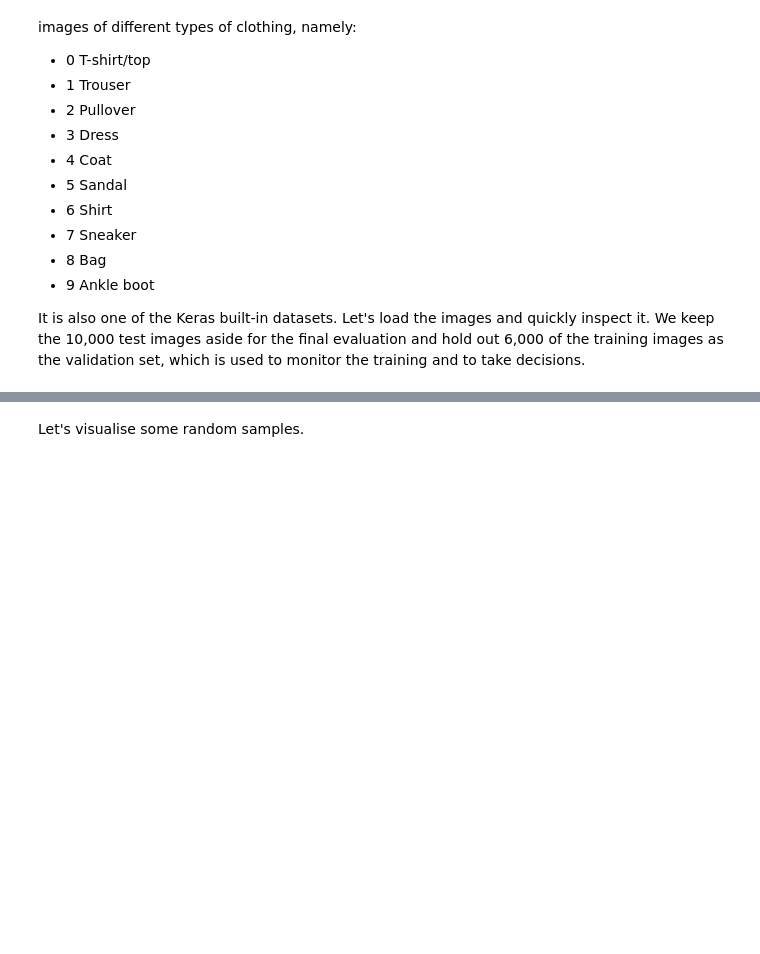
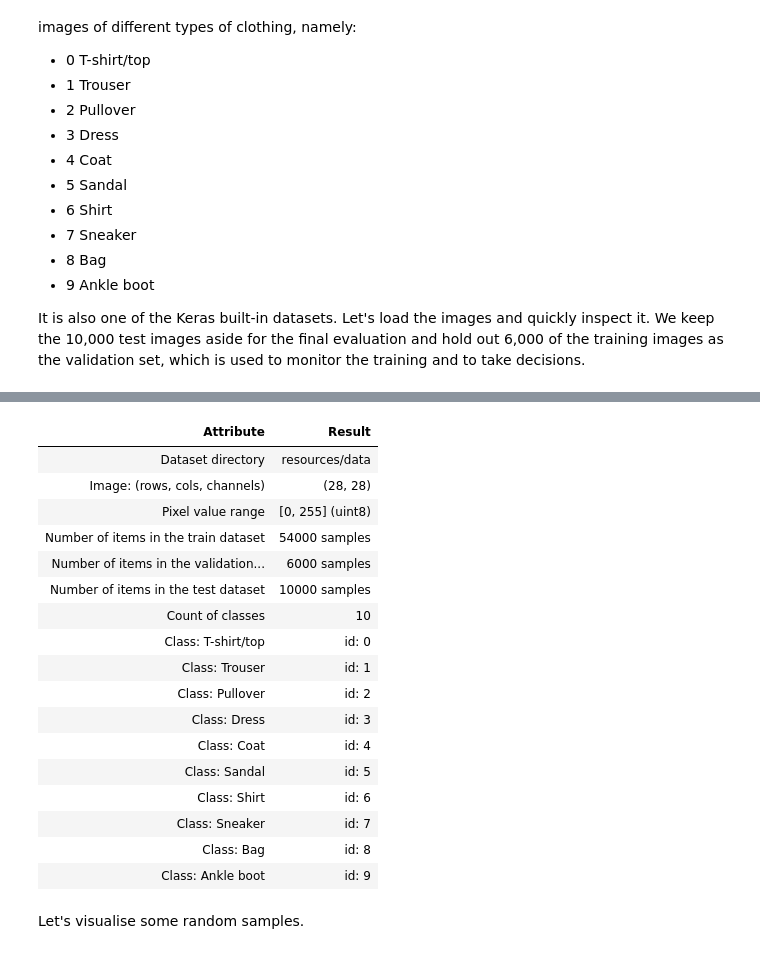
Before and after one commit to BogdanPinchuk/ComputerVision-PBY_HW15, a Jupyter notebook: Bohdan_Pinchuk_CV_HW15.ipynb, the cells around one changed output, grey strips where cells are left out. Saved outputs shown, nothing was run; the diff lists cells and outputs as text; code cells hidden in the pictures; blank space fills up the shorter version.

```diff
--- a/Bohdan_Pinchuk_CV_HW15.ipynb
+++ b/Bohdan_Pinchuk_CV_HW15.ipynb
@@ -174,0 +128,66 @@ print('Sample dims:    ', x_train.shape)
+# %%
+# Downloading data
+
+import os
+
+# has to be set before keras is imported
+os.environ['KERAS_BACKEND'] = 'torch'
+os.environ['KERAS_HOME'] = os.path.abspath('resources/data')
+import keras
+import numpy as np
+from pathlib import Path
+import apps.reporter as rpt
+from sklearn.model_selection import train_test_split
+
+# Input data
+n_images_per_class = 3
+rng_seed = 42
+folder_name = "resources/data"
+
+# Solution
+folder_path = Path(folder_name)
+folder_path.mkdir(parents=True, exist_ok=True)
+
+# Set the seed for reproducibility (python, numpy and the backend)
+keras.utils.set_random_seed(rng_seed)
+np.random.seed(rng_seed)
+
+# Load the dataset
+(x_train, y_train), (x_test, y_test) = keras.datasets.fashion_mnist.load_data()
+# The labels come as (N, 1) arrays, flatten them to (N,)
+y_train, y_test = y_train.flatten(), y_test.flatten()
+# Hold out a (class-balanced) validation set
+x_train, x_val, y_train, y_val = train_test_split(x_train, y_train, test_size=6000, stratify=y_train, random_state=rng_seed)
+
+# analysis image
+example_img = x_train[0]
+
+# Mapping from class ID to class name
+classes = {0: 'T-shirt/top', 1: 'Trouser', 2: 'Pullover', 3: 'Dress', 4: 'Coat', 5: 'Sandal', 6: 'Shirt', 7: 'Sneaker',
+           8: 'Bag', 9: 'Ankle boot'}
+
+preview_samples = []
+# preparing set of images for showing
+for class_id in range(len(classes)):
+    # filter indexes of the necessary class
+    class_indices = np.where(y_train == class_id)[0]
+    # get 3 random images
+    random_indices = np.random.choice(class_indices, size=n_images_per_class, replace=False)
+    # add images to list
+    for idx in random_indices:
+        preview_samples.append((classes[class_id], x_train[idx]))
+
+rp = rpt.Reporter()
+rp.add_item("Dataset directory", folder_name)
+rp.add_item("Image: (rows, cols, channels)", str(example_img.shape))
+rp.add_item("Pixel value range", f"[{x_train.min()}, {x_train.max()}] ({x_train.dtype})")
+rp.add_item("Number of items in the train dataset", f"{len(y_train)} samples")
+rp.add_item("Number of items in the validation dataset", f"{len(y_val)} samples")
+rp.add_item("Number of items in the test dataset", f"{len(y_test)} samples")
+rp.add_item("Count of classes", str(len(classes)))
+for key, value in classes.items():
+    rp.add_item(f"Class: {value}", f"id: {key}")
+
+# Print results
+rp.print_pd_report("Report of Fashion MNIST Dataset Inspection")
+# %% [output]
@@ -175,2 +195,20 @@ print('Sample dims:    ', x_train.shape)
+| Attribute | Result |
+| Dataset directory | resources/data |
+| Image: (rows, cols, channels) | (28, 28) |
+| Pixel value range | [0, 255] (uint8) |
+| Number of items in the train dataset | 54000 samples |
+| Number of items in the validation... | 6000 samples |
+| Number of items in the test dataset | 10000 samples |
+| Count of classes | 10 |
+| Class: T-shirt/top | id: 0 |
+| Class: Trouser | id: 1 |
+| Class: Pullover | id: 2 |
+| Class: Dress | id: 3 |
+| Class: Coat | id: 4 |
+| Class: Sandal | id: 5 |
+| Class: Shirt | id: 6 |
+| Class: Sneaker | id: 7 |
+| Class: Bag | id: 8 |
+| Class: Ankle boot | id: 9 |
 # %% [markdown]
 Let's visualise some random samples.
```
Also changed, not shown: parts of 8 cells of this notebook, 1 other file.
